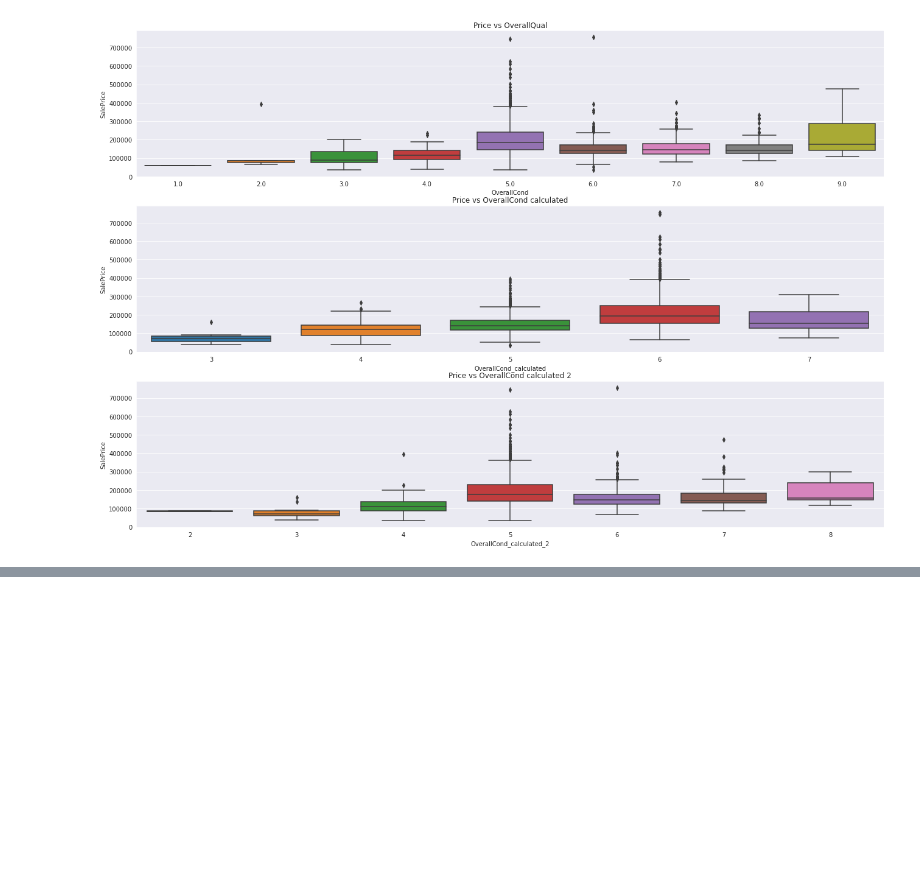
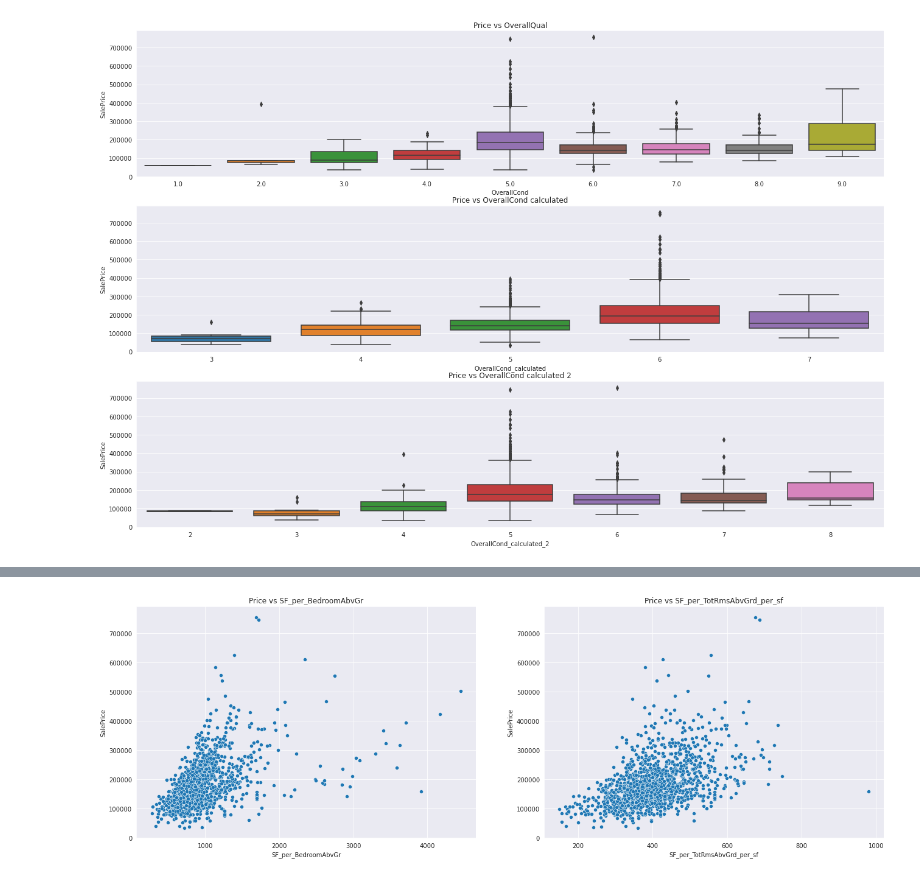
Before and after one commit to max-lutz/Kaggle_competitions, a Jupyter notebook: house-price-regression-full-eda-ml-workflow.ipynb, the cells around one changed output, grey strips where cells are left out. Saved outputs shown, nothing was run; the diff lists cells and outputs as text; code cells hidden in the pictures; blank space fills up the shorter version.

```diff
--- a/house-price-regression-full-eda-ml-workflow.ipynb
+++ b/house-price-regression-full-eda-ml-workflow.ipynb
@@ -466,0 +482,10 @@ Name: OverallCond_calculated_2, Length: 1460, dtype: int64
+# %%
+dataset_train['SF_per_BedroomAbvGr'] = dataset_train['TotalSF']/dataset_train['BedroomAbvGr']
+dataset_train['SF_per_TotRmsAbvGrd_per_sf'] = dataset_train['TotalSF']/dataset_train['TotRmsAbvGrd']
+fig, ax = plt.subplots(1,2, figsize=(22,7))
+sns.scatterplot(x="SF_per_BedroomAbvGr", y="SalePrice", data=dataset_train, ax=ax[0])
+ax[0].set_title('Price vs SF_per_BedroomAbvGr');
+sns.scatterplot(x="SF_per_TotRmsAbvGrd_per_sf", y="SalePrice", data=dataset_train, ax=ax[1])
+ax[1].set_title('Price vs SF_per_TotRmsAbvGrd_per_sf');
+# %% [output]
+[figure, added]
```
Also changed, not shown: parts of 9 cells of this notebook.
